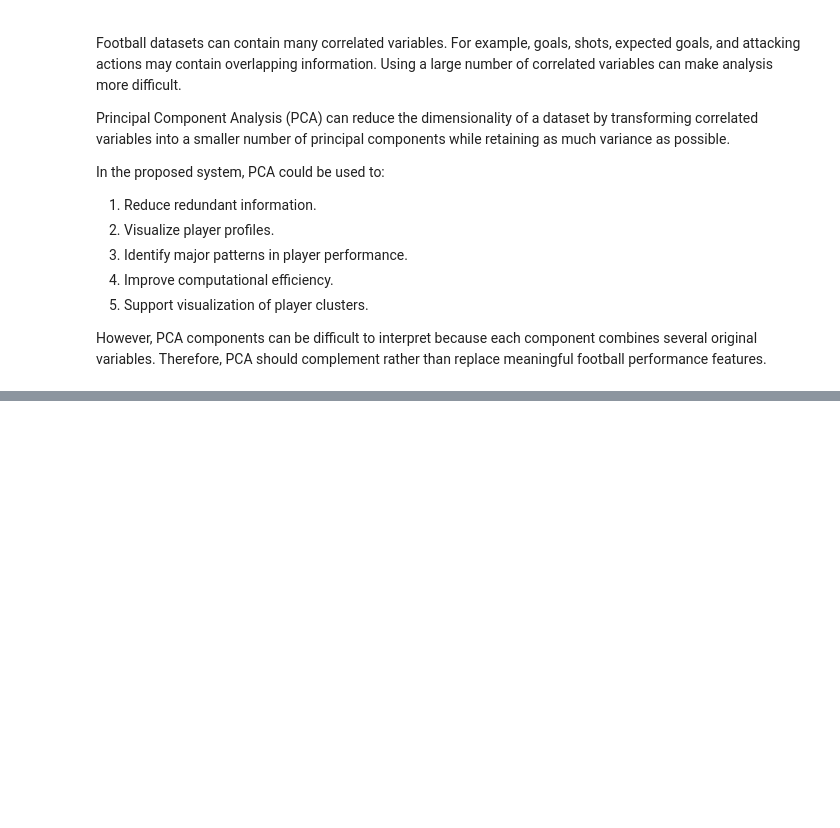
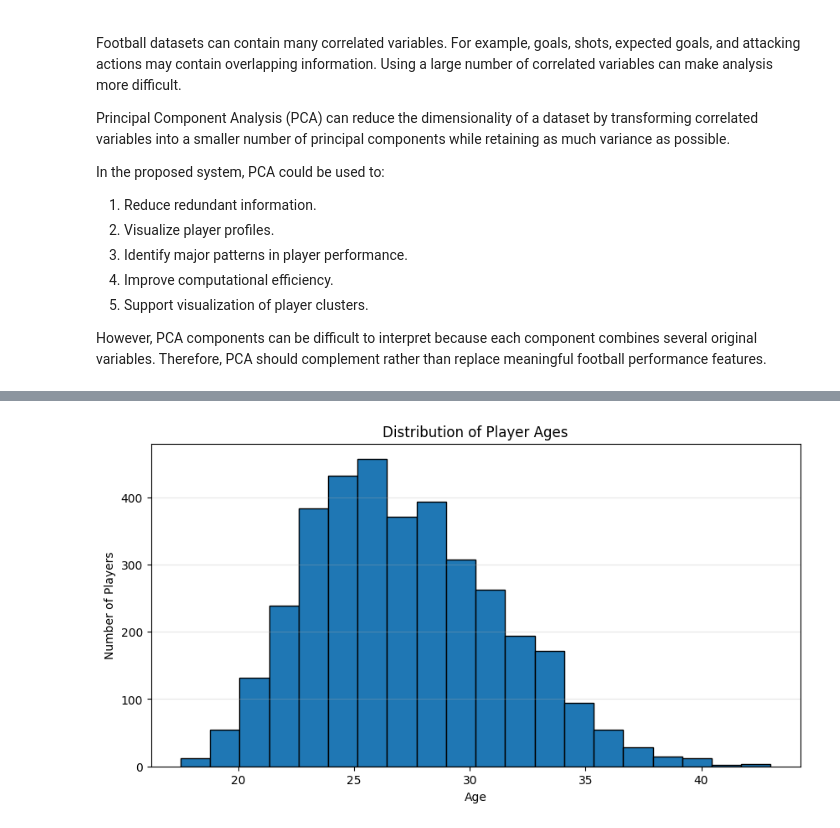
Before and after one commit to SirTEdgar/T_Compares, a Jupyter notebook: FootAnalytics.ipynb, the cells around one changed output, grey strips where cells are left out. Saved outputs shown, nothing was run; the diff lists cells and outputs as text; code cells hidden in the pictures; blank space fills up the shorter version.

```diff
--- a/FootAnalytics.ipynb
+++ b/FootAnalytics.ipynb
@@ -191,0 +1213,13 @@ However, PCA components can be difficult to interpret because each component com
+# %%
+domestic_leagues = competitions[
+    (competitions["type"] == "domestic_league") &
+    (competitions["sub_type"] == "first_tier")
+].copy()
+
+print("Number of first-tier domestic leagues:", len(domestic_leagues))
+
+display(
+    domestic_leagues[
+        ["competition_id", "name", "country_name", "total_clubs"]
+    ].sort_values("country_name")
+)
@@ -191,0 +1654,14 @@ However, PCA components can be difficult to interpret because each component com
+# %%
+reference_date = pd.Timestamp("2025-12-31")
+
+player_features["age"] = (
+    (reference_date - player_features["date_of_birth"]).dt.days / 365.25
+)
+
+player_features["age"] = player_features["age"].round(1)
+
+display(
+    player_features[
+        ["player_name", "date_of_birth", "age", "position", "sub_position"]
+    ].head(20)
+)
@@ -191,0 +1739,19 @@ However, PCA components can be difficult to interpret because each component com
+# %%
+import matplotlib.pyplot as plt
+
+plt.figure(figsize=(10, 5))
+
+plt.hist(
+    player_features["age"],
+    bins=20,
+    edgecolor="black"
+)
+
+plt.title("Distribution of Player Ages")
+plt.xlabel("Age")
+plt.ylabel("Number of Players")
+plt.grid(axis="y", alpha=0.3)
+
+plt.show()
+# %% [output]
+[figure, added]
```
Also changed, not shown: parts of 118 cells of this notebook.
